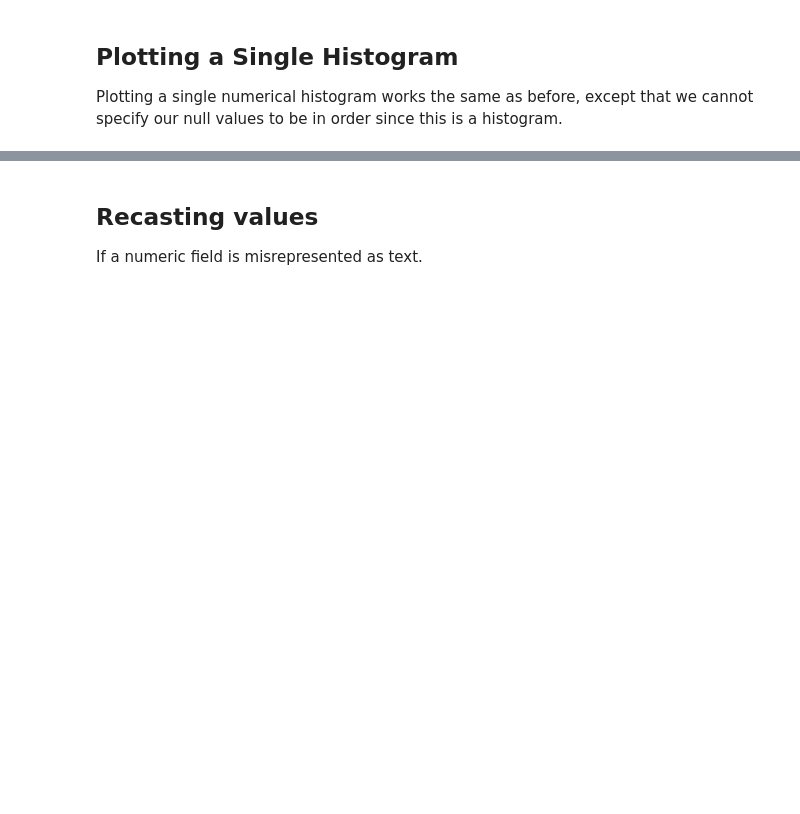
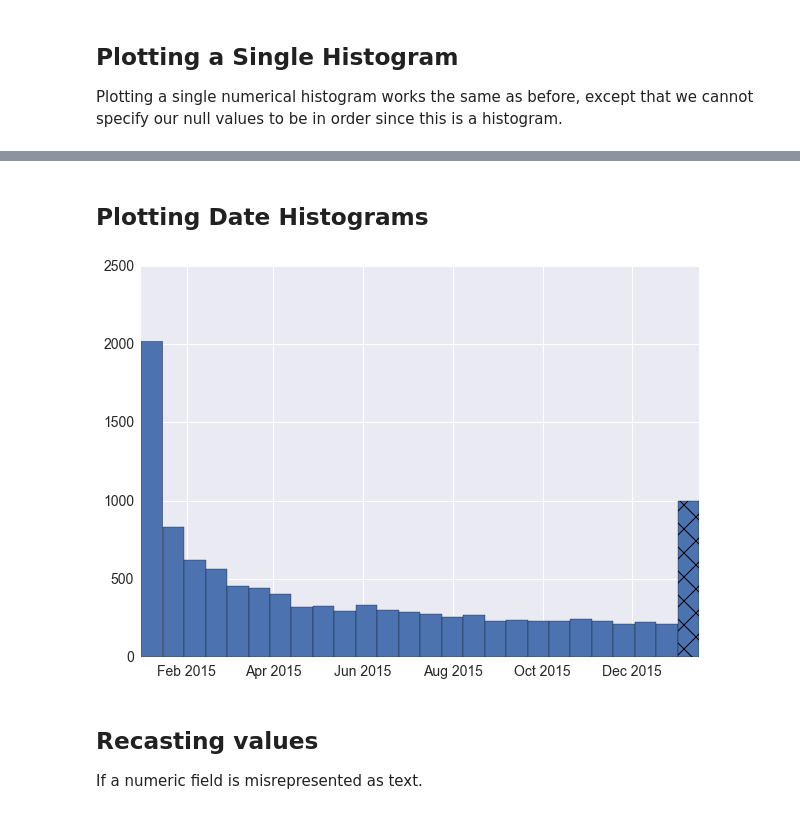
Before and after one commit to gregtam/jupyter-notebook-initializer, a Jupyter notebook: MPP Plotting.ipynb, the cells around one changed output, grey strips where cells are left out. Saved outputs shown, nothing was run; the diff lists cells and outputs as text; code cells hidden in the pictures; blank space fills up the shorter version.

```diff
--- a/MPP Plotting.ipynb
+++ b/MPP Plotting.ipynb
@@ -358,3 +390,12 @@ plt.tight_layout()
+# %% [markdown]
+## Plotting Date Histograms
+# %%
+date_hist_df = get_histogram_values('test_data', 'random_date', conn, nbins=25)
+# %%
+plot_numeric_hists([date_hist_df], null_at='right')
+# TODO: Add null label. Changing it in the same way will replace the dates with their indices
+# %% [output]
+[figure, added]
 # %% [markdown]
 ## Recasting values
 If a numeric field is misrepresented as text.
```
Also changed, not shown: parts of 28 cells of this notebook, 8 other files.
